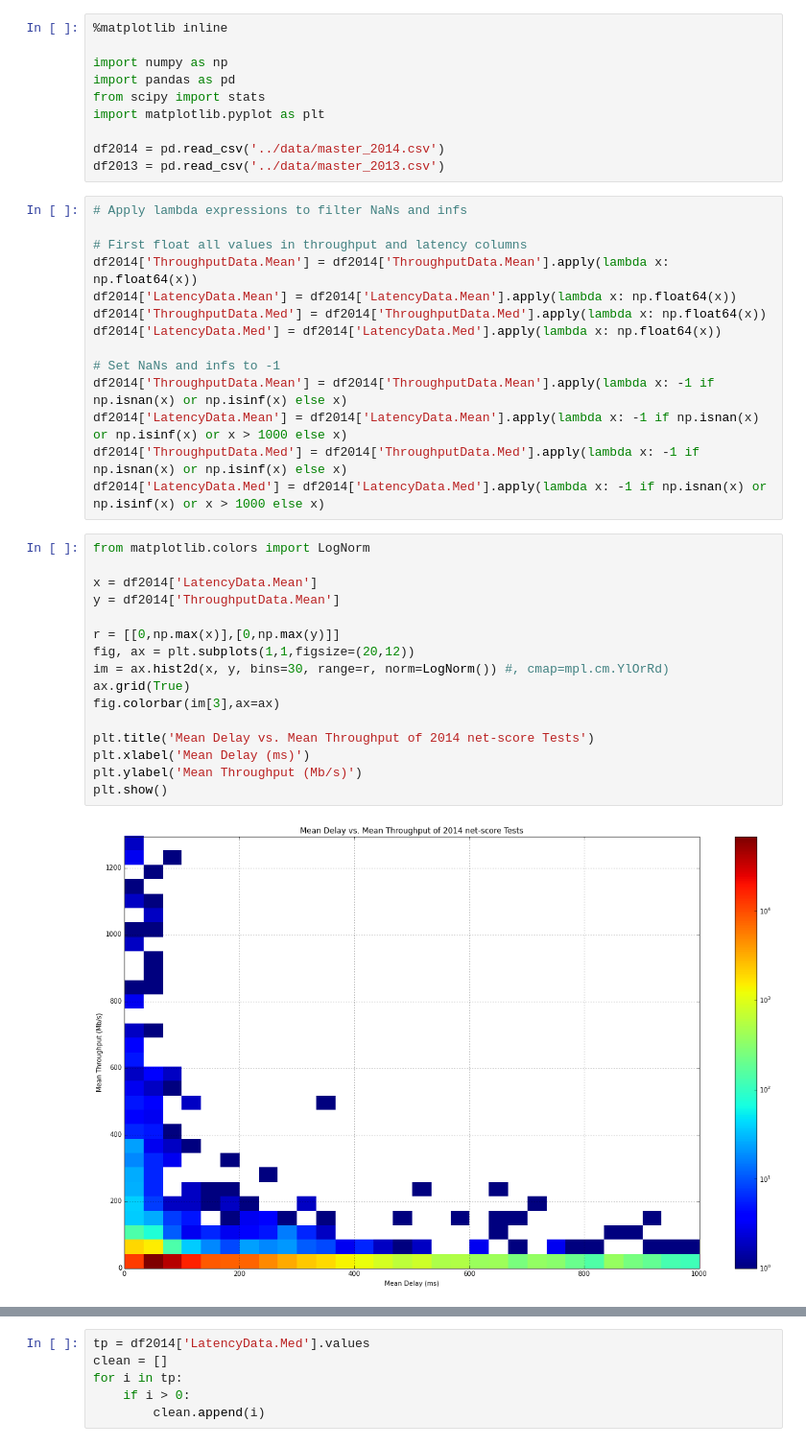
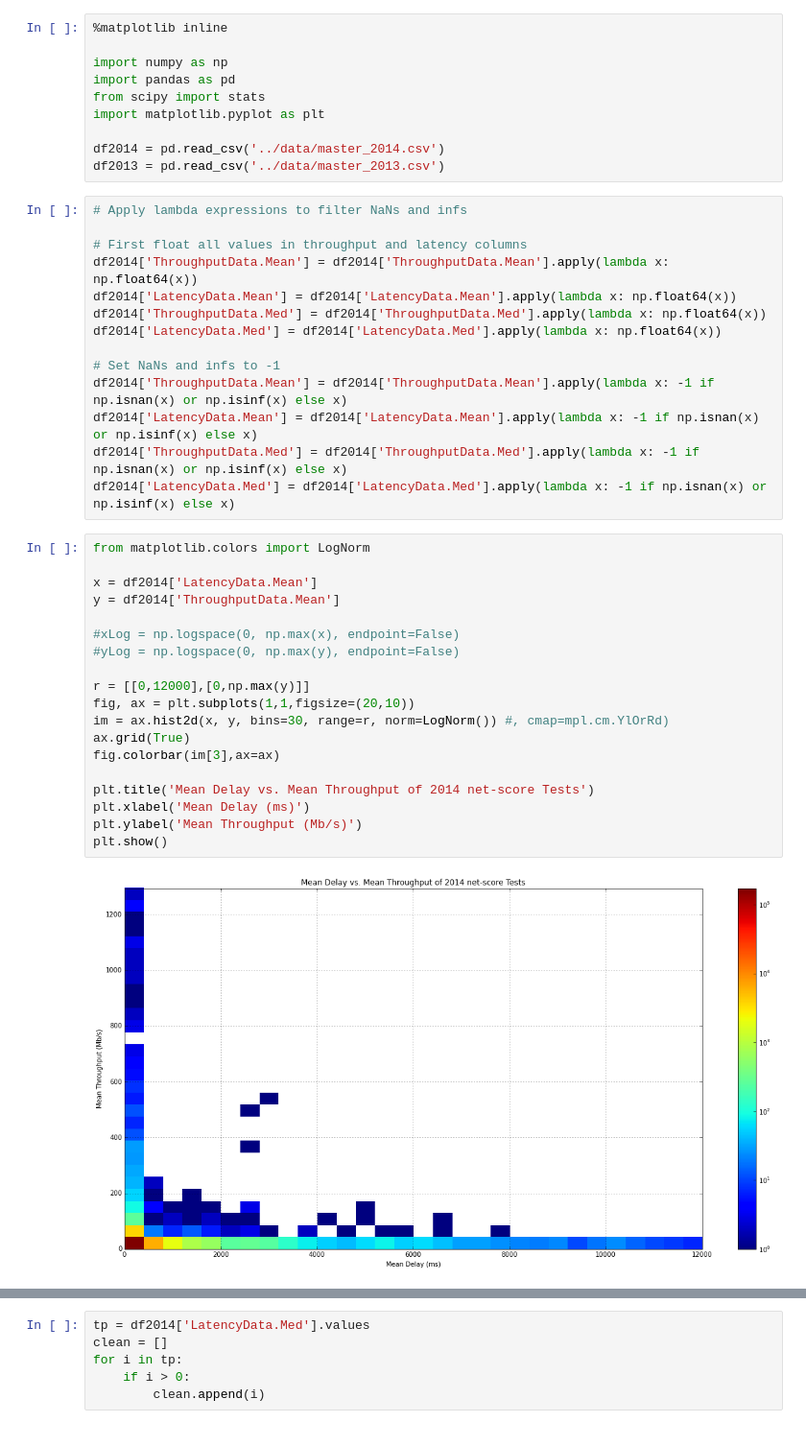
Before and after one commit to amirunpri2018/net-score, a Jupyter notebook: notebooks/DCH-v4.ipynb, the cells around one changed output, grey strips where cells are left out. Shown at 96% size. Saved outputs shown, nothing was run; the diff lists cells and outputs as text.

```diff
--- a/notebooks/DCH-v4.ipynb
+++ b/notebooks/DCH-v4.ipynb
@@ -19,27 +19,30 @@ df2014['LatencyData.Med'] = df2014['LatencyData.Med'].apply(lambda x: np.float64
 
 # Set NaNs and infs to -1
 df2014['ThroughputData.Mean'] = df2014['ThroughputData.Mean'].apply(lambda x: -1 if np.isnan(x) or np.isinf(x) else x)
-df2014['LatencyData.Mean'] = df2014['LatencyData.Mean'].apply(lambda x: -1 if np.isnan(x) or np.isinf(x) or x > 1000 else x)
+df2014['LatencyData.Mean'] = df2014['LatencyData.Mean'].apply(lambda x: -1 if np.isnan(x) or np.isinf(x) else x)
 df2014['ThroughputData.Med'] = df2014['ThroughputData.Med'].apply(lambda x: -1 if np.isnan(x) or np.isinf(x) else x)
-df2014['LatencyData.Med'] = df2014['LatencyData.Med'].apply(lambda x: -1 if np.isnan(x) or np.isinf(x) or x > 1000 else x)
+df2014['LatencyData.Med'] = df2014['LatencyData.Med'].apply(lambda x: -1 if np.isnan(x) or np.isinf(x) else x)
 # %%
 from matplotlib.colors import LogNorm
 
 x = df2014['LatencyData.Mean']
 y = df2014['ThroughputData.Mean']
 
-r = [[0,np.max(x)],[0,np.max(y)]]
-fig, ax = plt.subplots(1,1,figsize=(20,12))
+#xLog = np.logspace(0, np.max(x), endpoint=False)
+#yLog = np.logspace(0, np.max(y), endpoint=False)
+
+r = [[0,12000],[0,np.max(y)]]
+fig, ax = plt.subplots(1,1,figsize=(20,10))
 im = ax.hist2d(x, y, bins=30, range=r, norm=LogNorm()) #, cmap=mpl.cm.YlOrRd)
 ax.grid(True)
 fig.colorbar(im[3],ax=ax)
 
 plt.title('Mean Delay vs. Mean Throughput of 2014 net-score Tests')
 plt.xlabel('Mean Delay (ms)')
 plt.ylabel('Mean Throughput (Mb/s)')
 plt.show()
 # %% [output]
-[figure, old version]
+[figure, new version]
 # %%
 x = df2014['LatencyData.Med']
 y = df2014['ThroughputData.Mean']
```
Also changed, not shown: parts of 9 cells of this notebook, 4 other files.
